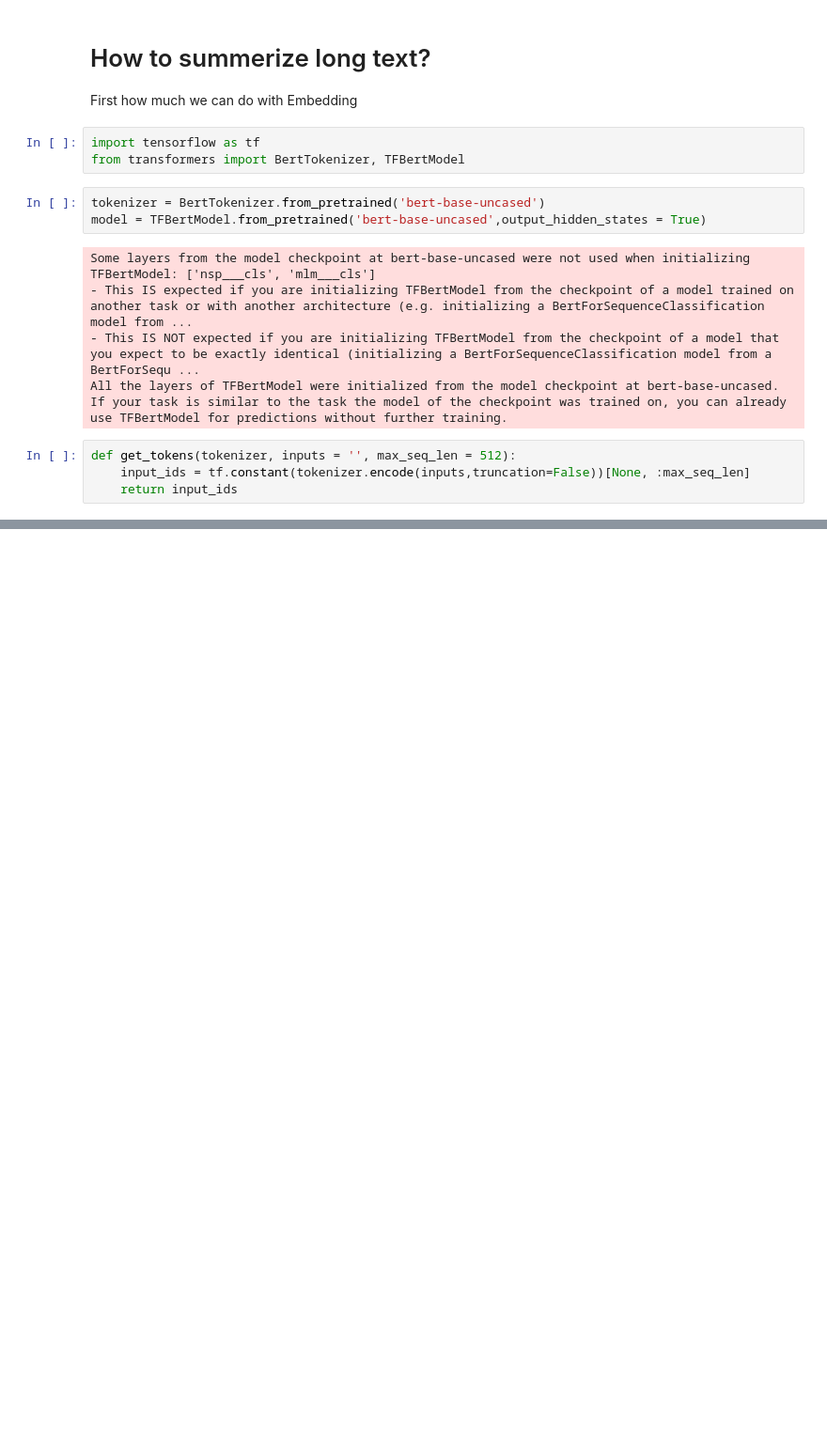
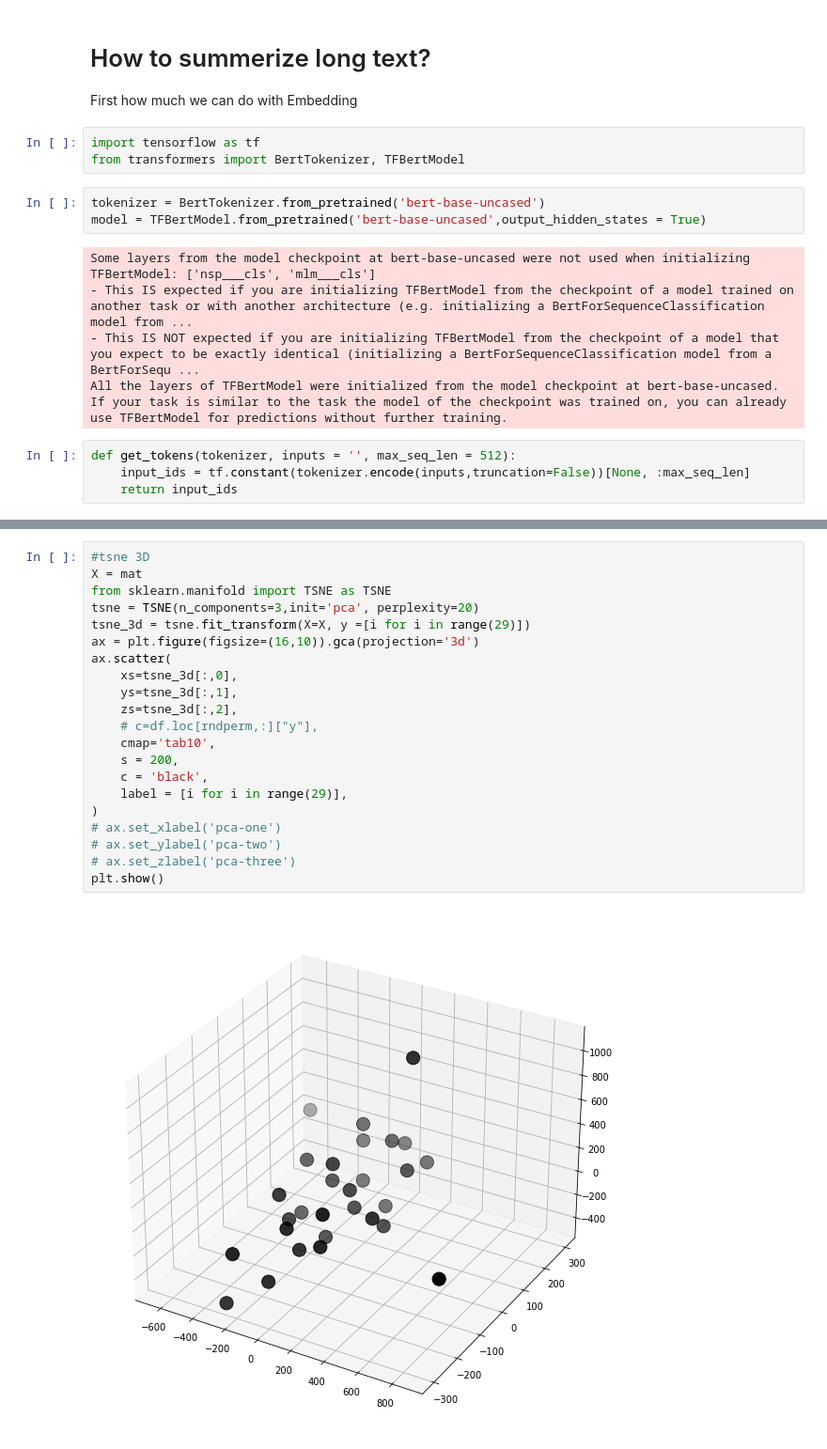
Before and after one commit to SUKI-O/NLP, a Jupyter notebook: Embeddings.ipynb, the cells around one changed output, grey strips where cells are left out. Shown at 94% size. Cells and saved outputs as stored; diff of their text form; blank space fills up the shorter version.

```diff
--- a/Embeddings.ipynb
+++ b/Embeddings.ipynb
@@ -79,0 +181,23 @@ array([-3.86112928e-01,  4.89523441e-01, -3.26074272e-01, -3.93160254e-01,
+# %%
+#tsne 3D
+X = mat
+from sklearn.manifold import TSNE as TSNE
+tsne = TSNE(n_components=3,init='pca', perplexity=20)
+tsne_3d = tsne.fit_transform(X=X, y =[i for i in range(29)])
+ax = plt.figure(figsize=(16,10)).gca(projection='3d')
+ax.scatter(
+    xs=tsne_3d[:,0],
+    ys=tsne_3d[:,1],
+    zs=tsne_3d[:,2],
+    # c=df.loc[rndperm,:]["y"],
+    cmap='tab10',
+    s = 200,
+    c = 'black',
+    label = [i for i in range(29)],
+)
+# ax.set_xlabel('pca-one')
+# ax.set_ylabel('pca-two')
+# ax.set_zlabel('pca-three')
+plt.show()
+# %% [output]
+[figure, added]
```
Also changed, not shown: parts of 25 cells of this notebook, 1 other file.
